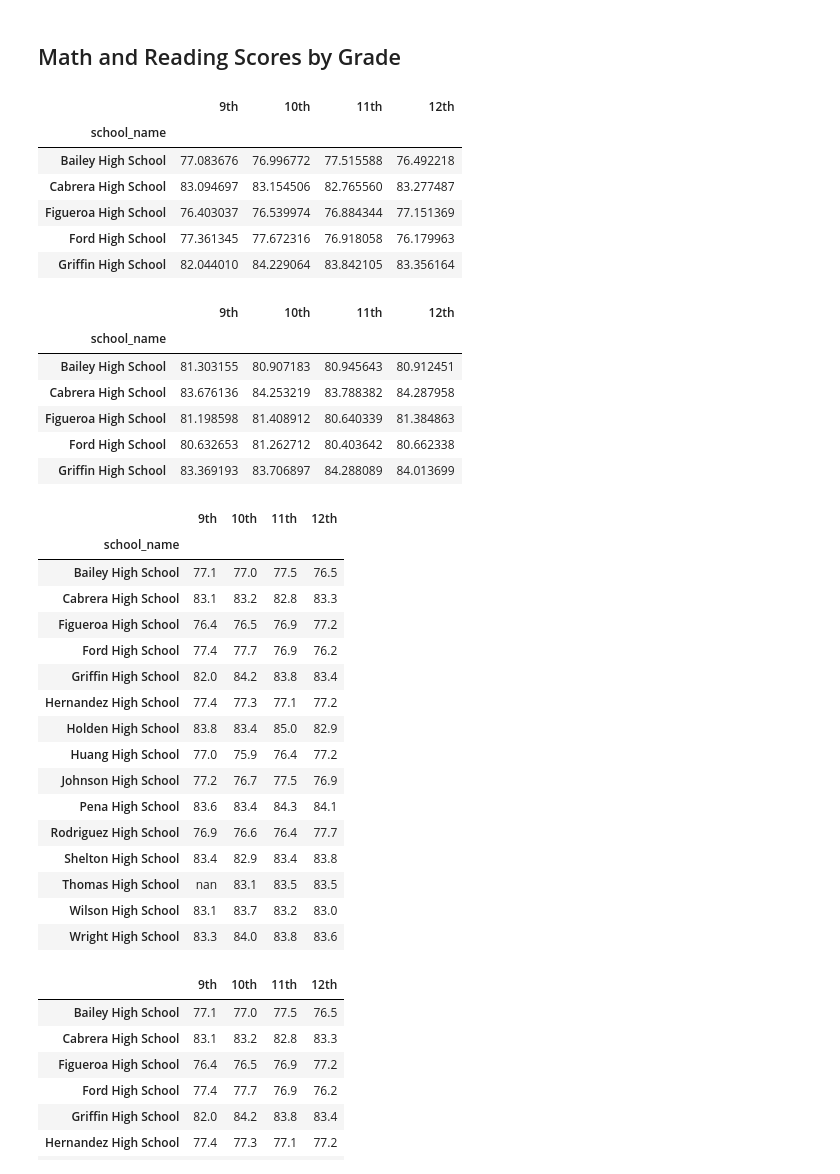
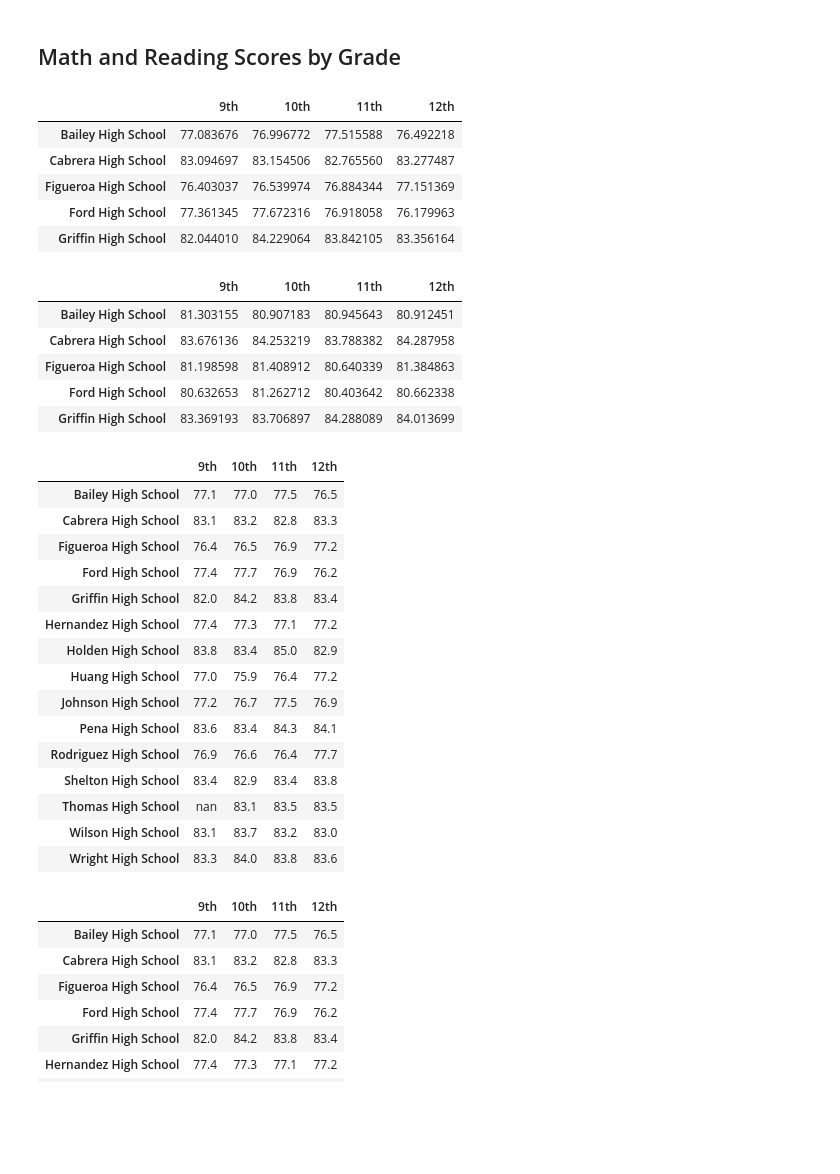
Before and after one commit to ianhernandezz/School_District_Analysis, a Jupyter notebook: PyCitySchools_Challenge_testing.ipynb, the cells around one changed output. Drawn from its saved outputs; the diff is of its cells as text; code cells hidden in the pictures; blank space fills up the shorter version.

```diff
--- a/PyCitySchools_Challenge_testing.ipynb
+++ b/PyCitySchools_Challenge_testing.ipynb
@@ -420,15 +420,14 @@ eleventh_grade_reading_scores =eleventh_graders.groupby(["school_name"]).mean()[
 twelfth_grade_reading_scores = twelfth_graders.groupby(["school_name"]).mean()["reading_score"]
 # %%
 # Combine each Series for average math scores by school into single data frame.
-new_math_scores_by_grade = pd.DataFrame({
+math_scores_by_grade = pd.DataFrame({
                 "9th": ninth_grade_math_scores,
                "10th": tenth_grade_math_scores,
                "11th": eleventh_grade_math_scores,
                "12th": twelfth_grade_math_scores})
-new_math_scores_by_grade.head()
+math_scores_by_grade.head()
 # %% [output]
 |  | 9th | 10th | 11th | 12th |
-| school_name |  |  |  |  |
 | Bailey High School | 77.083676 | 76.996772 | 77.515588 | 76.492218 |
 | Cabrera High School | 83.094697 | 83.154506 | 82.765560 | 83.277487 |
 | Figueroa High School | 76.403037 | 76.539974 | 76.884344 | 77.151369 |
@@ -436,15 +435,14 @@ new_math_scores_by_grade.head()
 | Griffin High School | 82.044010 | 84.229064 | 83.842105 | 83.356164 |
 # %%
 # Combine each Series for average reading scores by school into single data frame.
-new_reading_scores_by_grade = pd.DataFrame({
+reading_scores_by_grade = pd.DataFrame({
                "9th": ninth_grade_reading_scores,
               "10th": tenth_grade_reading_scores,
               "11th": eleventh_grade_reading_scores,
               "12th": twelfth_grade_reading_scores})
-new_reading_scores_by_grade.head()
+reading_scores_by_grade.head()
 # %% [output]
 |  | 9th | 10th | 11th | 12th |
-| school_name |  |  |  |  |
 | Bailey High School | 81.303155 | 80.907183 | 80.945643 | 80.912451 |
 | Cabrera High School | 83.676136 | 84.253219 | 83.788382 | 84.287958 |
 | Figueroa High School | 81.198598 | 81.408912 | 80.640339 | 81.384863 |
@@ -452,22 +450,21 @@ new_reading_scores_by_grade.head()
 | Griffin High School | 83.369193 | 83.706897 | 84.288089 | 84.013699 |
 # %%
 # Format each grade column.
-new_math_scores_by_grade["9th"] = new_math_scores_by_grade["9th"].map("{:.1f}".format)
-new_math_scores_by_grade["10th"] = new_math_scores_by_grade["10th"].map("{:.1f}".format)
-new_math_scores_by_grade["11th"] = new_math_scores_by_grade["11th"].map("{:.1f}".format)
-new_math_scores_by_grade["12th"] = new_math_scores_by_grade["12th"].map("{:.1f}".format)
-new_math_scores_by_grade = new_math_scores_by_grade[["9th","10th", "11th", "12th"]]
+math_scores_by_grade["9th"] = math_scores_by_grade["9th"].map("{:.1f}".format)
+math_scores_by_grade["10th"] = math_scores_by_grade["10th"].map("{:.1f}".format)
+math_scores_by_grade["11th"] = math_scores_by_grade["11th"].map("{:.1f}".format)
+math_scores_by_grade["12th"] = math_scores_by_grade["12th"].map("{:.1f}".format)
+math_scores_by_grade = math_scores_by_grade[["9th","10th", "11th", "12th"]]
 
-new_reading_scores_by_grade["9th"] = new_reading_scores_by_grade["9th"].map("{:.1f}".format)
-new_reading_scores_by_grade["10th"] = new_reading_scores_by_grade["10th"].map("{:.1f}".format)
-new_reading_scores_by_grade["11th"] = new_reading_scores_by_grade["11th"].map("{:.1f}".format)
-new_reading_scores_by_grade["12th"] = new_reading_scores_by_grade["12th"].map("{:.1f}".format)
-new_reading_scores_by_grade = new_reading_scores_by_grade[["9th", "10th", "11th", "12th"]]
+reading_scores_by_grade["9th"] = reading_scores_by_grade["9th"].map("{:.1f}".format)
+reading_scores_by_grade["10th"] = reading_scores_by_grade["10th"].map("{:.1f}".format)
+reading_scores_by_grade["11th"] = reading_scores_by_grade["11th"].map("{:.1f}".format)
+reading_scores_by_grade["12th"] = reading_scores_by_grade["12th"].map("{:.1f}".format)
+reading_scores_by_grade = new_reading_scores_by_grade[["9th", "10th", "11th", "12th"]]
 
-new_math_scores_by_grade
+math_scores_by_grade
 # %% [output]
 |  | 9th | 10th | 11th | 12th |
-| school_name |  |  |  |  |
 | Bailey High School | 77.1 | 77.0 | 77.5 | 76.5 |
 | Cabrera High School | 83.1 | 83.2 | 82.8 | 83.3 |
 | Figueroa High School | 76.4 | 76.5 | 76.9 | 77.2 |
```
Also changed, not shown: parts of 13 cells of this notebook.
